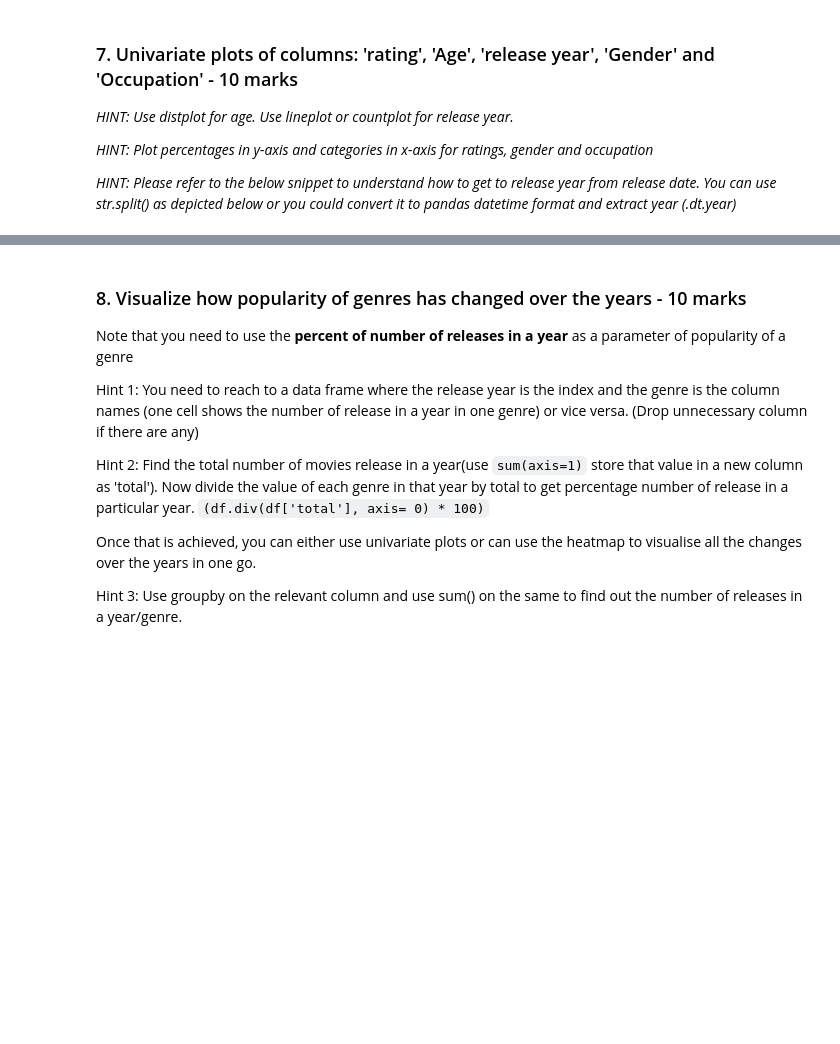
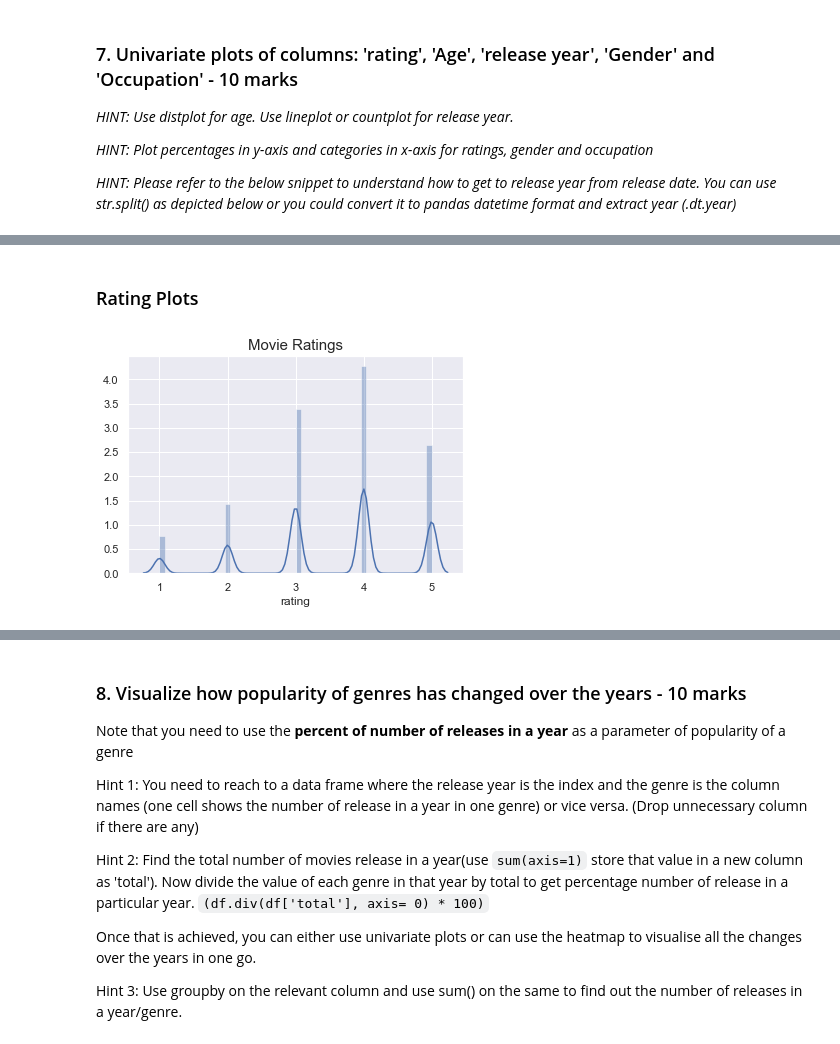
Before and after one commit to danieljacob5/aiml-course, a Jupyter notebook: AIML-project1/MovieLens Project Questions.ipynb, the cells around one changed output, grey strips where cells are left out. Saved outputs shown, nothing was run; the diff lists cells and outputs as text; code cells hidden in the pictures; blank space fills up the shorter version.

Commit message:
complete graphs

```diff
--- a/AIML-project1/MovieLens Project Questions.ipynb
+++ b/AIML-project1/MovieLens Project Questions.ipynb
@@ -72,6 +72,8 @@ import numpy as np
 import pandas as pd
 import seaborn as sns
 import matplotlib.pyplot as plt
+sns.set()
+%matplotlib inline
 # %% [markdown]
 ### 2. Read the 3 datasets into dataframes - 2.5 marks
 # %%
@@ -497,0 +443,8 @@ print(a[-5:])
+# %% [markdown]
+### Rating Plots
+# %%
+sns.distplot(rating['rating'])
+plt.title('Movie Ratings', fontsize=15)
+plt.show()
+# %% [output]
+[figure, added]
```
Also changed, not shown: parts of 32 cells of this notebook.
